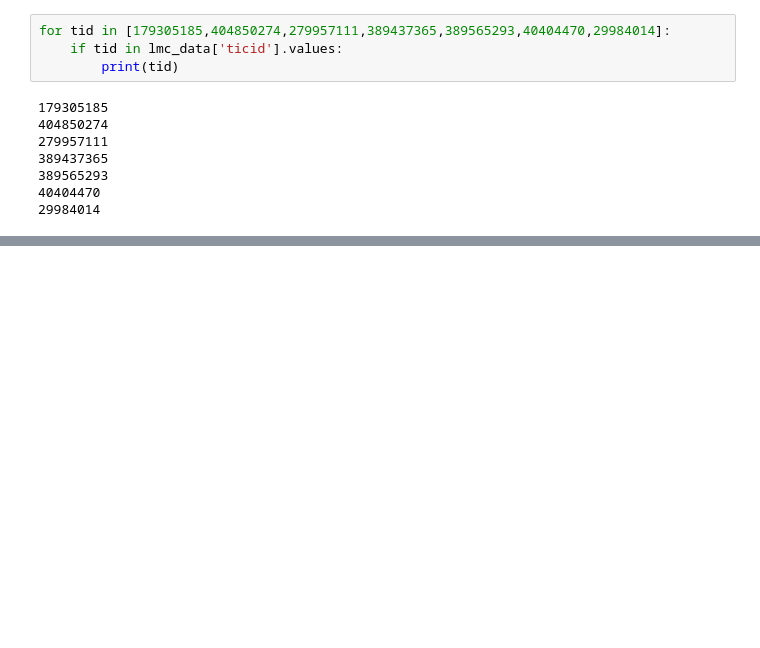
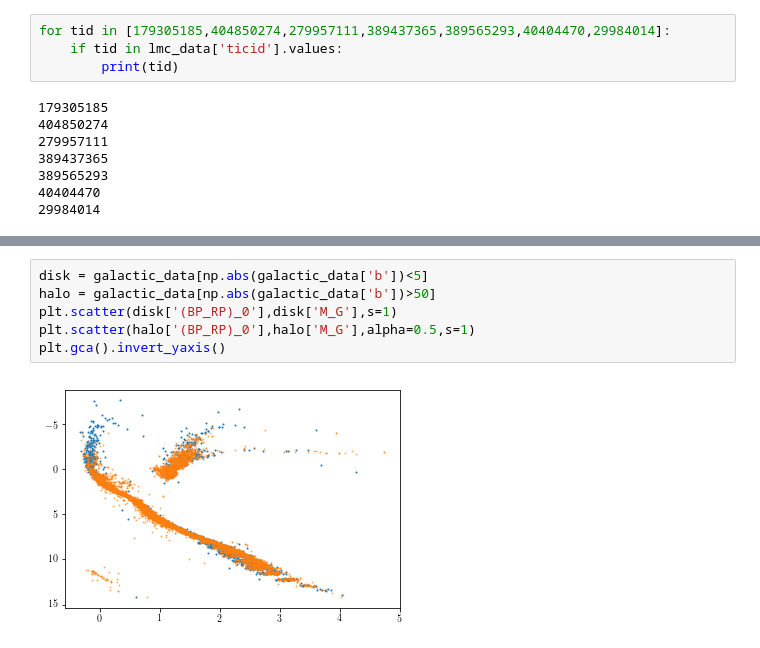
Before and after one commit to tzdwi/TESS, a Jupyter notebook: code/MC_selection.ipynb, the cells around one changed output, grey strips where cells are left out. Saved outputs shown, nothing was run; the diff lists cells and outputs as text; blank space fills up the shorter version.

```diff
--- a/code/MC_selection.ipynb
+++ b/code/MC_selection.ipynb
@@ -149,0 +150,8 @@ Text(0, 0.5, '$M_G$')
+# %%
+disk = galactic_data[np.abs(galactic_data['b'])<5]
+halo = galactic_data[np.abs(galactic_data['b'])>50]
+plt.scatter(disk['(BP_RP)_0'],disk['M_G'],s=1)
+plt.scatter(halo['(BP_RP)_0'],halo['M_G'],alpha=0.5,s=1)
+plt.gca().invert_yaxis()
+# %% [output]
+[figure, added]
```
Also changed, not shown: parts of 2 cells of this notebook.
